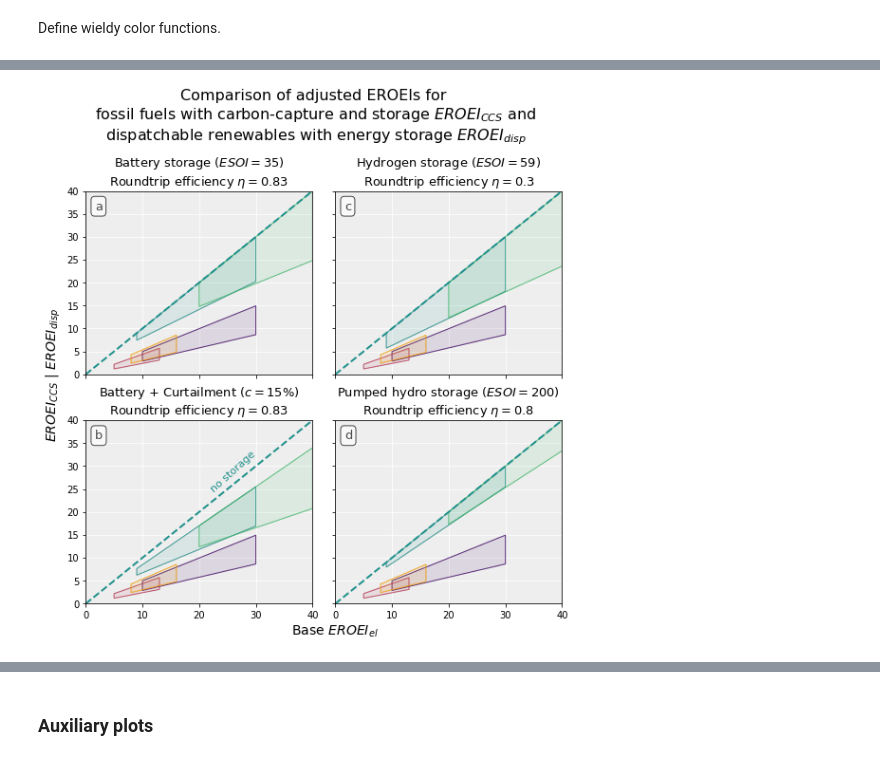
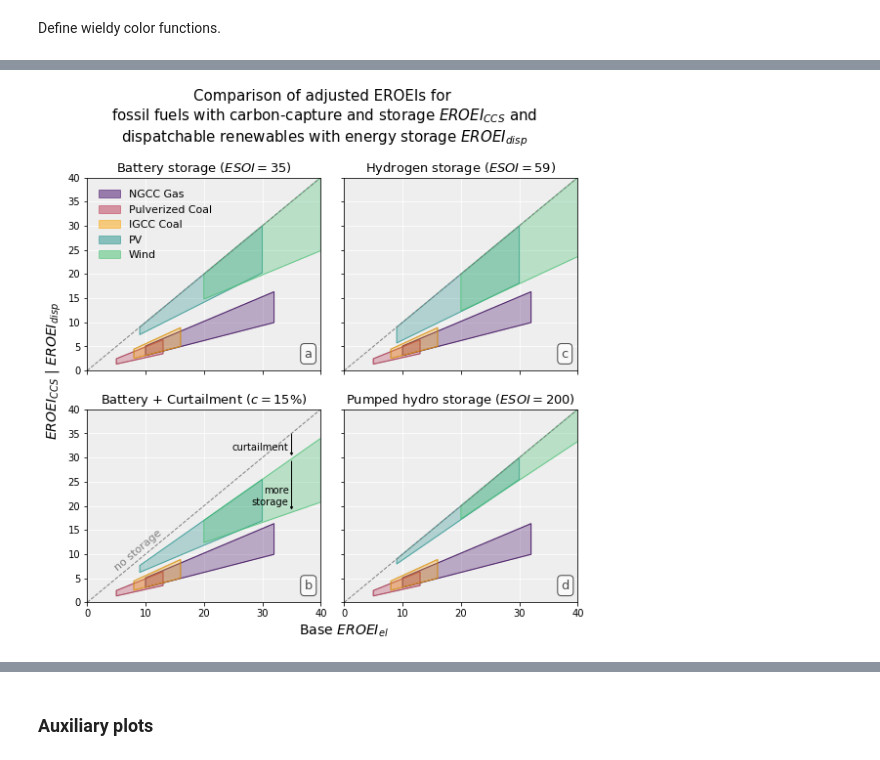
Before and after one commit to csaladenes/sustainable-energy-transitions, a Jupyter notebook: ccs/eroei-ccs-workbook.ipynb, the cells around one changed output, grey strips where cells are left out. Saved outputs shown, nothing was run; the diff lists cells and outputs as text; code cells hidden in the pictures.

```diff
--- a/ccs/eroei-ccs-workbook.ipynb
+++ b/ccs/eroei-ccs-workbook.ipynb
@@ -315,14 +315,6 @@ plt.show()
 # %% [markdown]
 Different style plot with actual EROEI values on the color maps, and also display _min_ and _max_ values for the $EROEI_{CCS}$.
 # %%
-fop=np.linspace(5,40,100)
-fcap=np.linspace(20,150,100)
-R=[[1.7,2.5],[1.2,1.8],[0.9,1.5]] #varies by name and CF
-title=u'$EROEI_{CCS}$ comparison for Coal and Gas'
-eroei_els=[30,13,13] #varies by name
-names=['NGCC\nGas','Pulverized\nCoal','IGCC\nCoal']
-t0s=[[12,20,80,140],[25,36,75,100],[15,30,30,50]]  # [fop range [min,max], fcap] by each name
-
 eroei_ccs, eroei_ccs_min, eroei_ccs_max=eroei_ccs_cycler(names, eroei_els, t0s, CF, R, CR_ratio, fop, fcap, verbose=True)
 
 fig,axes=plt.subplots(2,2,figsize=(10,8))
@@ -544,0 +578,11 @@ def color2(n):
+# %%
+#RE part
+eroei_el_ren=[np.linspace(9,30,segments),np.linspace(20,40,segments)]
+eroei_ren_names=['PV','Wind']
+eroei_disp_n=[]
+for i in range(len(eroei_ren_names)):
+    print 'calculating '+eroei_ren_names[i]+' area...'
+    eroei_disp=eroei_disp_cycler(ESOI, phi, eta, c, eroei_el_ren[i])
+    eroei_disp_n.append(eroei_disp)
+    for j in range(len(eroei_disp_n[i])):
+        re_bottom[j]=min(re_bottom[j],min(np.array(eroei_disp_n[i][j]).flatten()))
@@ -549,24 +598,10 @@ for axi in axes:
     for ax in axi:
         ax.grid(color='white', linestyle='solid')
 plt.subplots_adjust(wspace=0.1)
-plt.subplots_adjust(hspace=0.25)
+plt.subplots_adjust(hspace=0.2)
+legendalpha=0.5
 
 #Fossil part
-eroei_el_ns=[np.linspace(10,30,2),np.linspace(5,13,2),np.linspace(8,16,2)]
-eroei_ccs_N, eroei_ccs_min_N, eroei_ccs_max_N=[],[],[]
-for i in range(len(names)):
-    print 'calculating '+names[i].replace('\n',' ')+' area...'
-    eroei_ccs_n, eroei_ccs_min_n, eroei_ccs_max_n=[],[],[]
-    for eroi in range(len(eroei_el_ns[i])):
-        eroei_ccs, eroei_ccs_min, eroei_ccs_max=\
-                eroei_ccs_cycler([names[i]], [eroei_el_ns[i][eroi]], [t0s[i]], CF, [R[i]], CR_ratio, fop, fcap)
-        eroei_ccs_n.append(eroei_ccs)
-        eroei_ccs_min_n.append(eroei_ccs_min)
-        eroei_ccs_max_n.append(eroei_ccs_max)
-    eroei_ccs_N.append(eroei_ccs_n)
-    eroei_ccs_min_N.append(eroei_ccs_min_n)
-    eroei_ccs_max_N.append(eroei_ccs_max_n)
-
 for i in range(len(names)):
     points=[]
     print 'calculating '+names[i].replace('\n',' ')+' convex hull...'
@@ -580,20 +615,14 @@ for i in range(len(names)):
     for axi in axes:
         for ax in axi:
             colr=color2(11)[int(i*3+2)]
-            poly = plt.Polygon(convexhull(points), edgecolor="k",facecolor=colr,alpha=0.1)
+            poly = plt.Polygon(convexhull(points), edgecolor="k",facecolor=colr,alpha=0.3)
             poly2 = plt.Polygon(convexhull(points), edgecolor=colr,alpha=0.8,fill=False,lw=1)
+            legendpoly = plt.Polygon([[0,0],[0,-1],[-1,-1]], edgecolor=colr,facecolor=colr,alpha=legendalpha,lw=1,label=names[i].replace('\n',' '))
             ax.add_patch(poly)
             ax.add_patch(poly2)
+            ax.add_patch(legendpoly)
 
 #RE part
-eroei_el_ren=[np.linspace(9,30,100),np.linspace(20,40,100)]
-eroei_ren_names=['PV','Wind']
-eroei_disp_n=[]
-for i in range(len(eroei_ren_names)):
-    print 'calculating '+eroei_ren_names[i]+' area...'
-    eroei_disp=eroei_disp_cycler(ESOI, phi, eta, c, eroei_el_ren[i])
-    eroei_disp_n.append(eroei_disp)
-
 for i in range(len(eroei_disp_n)):
     print 'calculating '+eroei_ren_names[i]+' convex hull...'
     for j in range(len(eroei_disp_n[i])):
@@ -607,39 +636,52 @@ for i in range(len(eroei_disp_n)):
 
         colr=color(11)[int(i*2+5)]
         ax=axes[j/2][j%2]
-        poly = plt.Polygon(convexhull(points), edgecolor="k",facecolor=colr,alpha=0.1)
+        poly = plt.Polygon(convexhull(points), edgecolor="none",facecolor=colr,alpha=0.3)
         poly2 = plt.Polygon(convexhull(points), edgecolor=colr,alpha=0.8,fill=False,lw=1)
+        legendpoly = plt.Polygon([[0,0],[0,-1],[-1,-1]], edgecolor=colr,facecolor=colr,alpha=legendalpha,lw=1,label=eroei_ren_names[i])
         ax.add_patch(poly)
         ax.add_patch(poly2)
+        ax.add_patch(legendpoly)
         if (i==0):
             if (j!=2):
-                ax.set_title(ESOI_tech[j]+u' ($ESOI='+str(ESOI[j])+'$)\nRoundtrip efficiency $\eta='+str(eta[j])+'$',fontsize=13)
+                ax.set_title(ESOI_tech[j]+u' ($ESOI='+str(ESOI[j])+'$)',fontsize=13)
             else:
-                ax.set_title(ESOI_tech[j]+u' ($c='+str(int(c[j]*100))+'$%)\nRoundtrip efficiency $\eta='+str(eta[j])+'$',fontsize=13)
-            ax.text(0.04, 0.95, string.ascii_lowercase[(j%2)*2+j/2],
+                ax.set_title(ESOI_tech[j]+u' ($c='+str(int(c[j]*100))+'$%)',fontsize=13)
+            ax.text(0.93, 0.12, string.ascii_lowercase[(j%2)*2+j/2],
                     horizontalalignment='left',
                     verticalalignment='top',
                     transform=ax.transAxes,size=13,alpha=0.7,
                     bbox=dict(boxstyle="round", fc="w", alpha=0.7))
-            ax.plot([0,100],[0,100],c=colr,lw=2,ls='--')
-            if (j==2): ax.text(0.65, 0.72, 'no storage',
+            ax.plot([0,100],[0,100],c='grey',lw=1,ls='--')
+            if (j==2):
+                ax.text(0.22, 0.27, 'no storage',
                         horizontalalignment='center',
                         verticalalignment='center',
-                        transform=ax.transAxes,size=11,rotation=42, color=colr)
+                        transform=ax.transAxes,size=11,rotation=40, color='grey')
+                ax.arrow(35, 35, 0, -4, head_width=0.5, head_length=0.5, fc='k', ec='k',ls='-',lw=0.5)
+                ax.arrow(35, 29.3, 0, -9.5, head_width=0.5, head_length=0.5, fc='k', ec='k',ls='-',lw=0.5)
+                ax.text(34.5, 32, 'curtailment',
+                        horizontalalignment='right',
+                        verticalalignment='center', rotation=0, color='k')
+                ax.text(34.5, 22, 'more\nstorage',
+                        horizontalalignment='right',
+                        verticalalignment='center', rotation=0, color='k')
 
+#Format labels
 for axi in axes:
     for ax in axi:
         ax.set_xlim(0,max(np.array(eroei_el_ren).flatten()))
         ax.set_ylim(0,max(np.array(eroei_el_ren).flatten()))
-
 axes[0][0].set_ylabel('$EROEI_{CCS}$ | $EROEI_{disp}$',fontsize=14,y=0)
 axes[1][1].set_xlabel('Base $EROEI_{el}$',fontsize=14,x=0)
 axes[0][1].set_yticklabels('')
 axes[1][1].set_yticklabels('')
 axes[0][0].set_xticklabels('')
 axes[0][1].set_xticklabels('')
+#axes[0][1].legend(loc=(1.04,0.58),fontsize=11)
+axes[0][0].legend(loc=(0.03,0.55),framealpha=0,fontsize=11)
 
-plt.suptitle('Comparison of adjusted EROEIs for \nfossil fuels with carbon-capture and storage $EROEI_{CCS}$ and \ndispatchable renewables with energy storage $EROEI_{disp}$',y=1.06,fontsize=16)
+plt.suptitle('Comparison of adjusted EROEIs for \nfossil fuels with carbon-capture and storage $EROEI_{CCS}$ and \ndispatchable renewables with energy storage $EROEI_{disp}$',y=1.03,fontsize=15)
 plt.savefig('plot/fig4.png',dpi=150,bbox_inches = 'tight', pad_inches = 0.1)
 plt.show()
 # %% [output]
@@ -654,3 +691,3 @@ calculating Wind area...
 calculating PV convex hull...
 calculating Wind convex hull...
-[figure, old version]
+[figure, new version]
```
Also changed, not shown: parts of 15 cells of this notebook, 7 other files.
